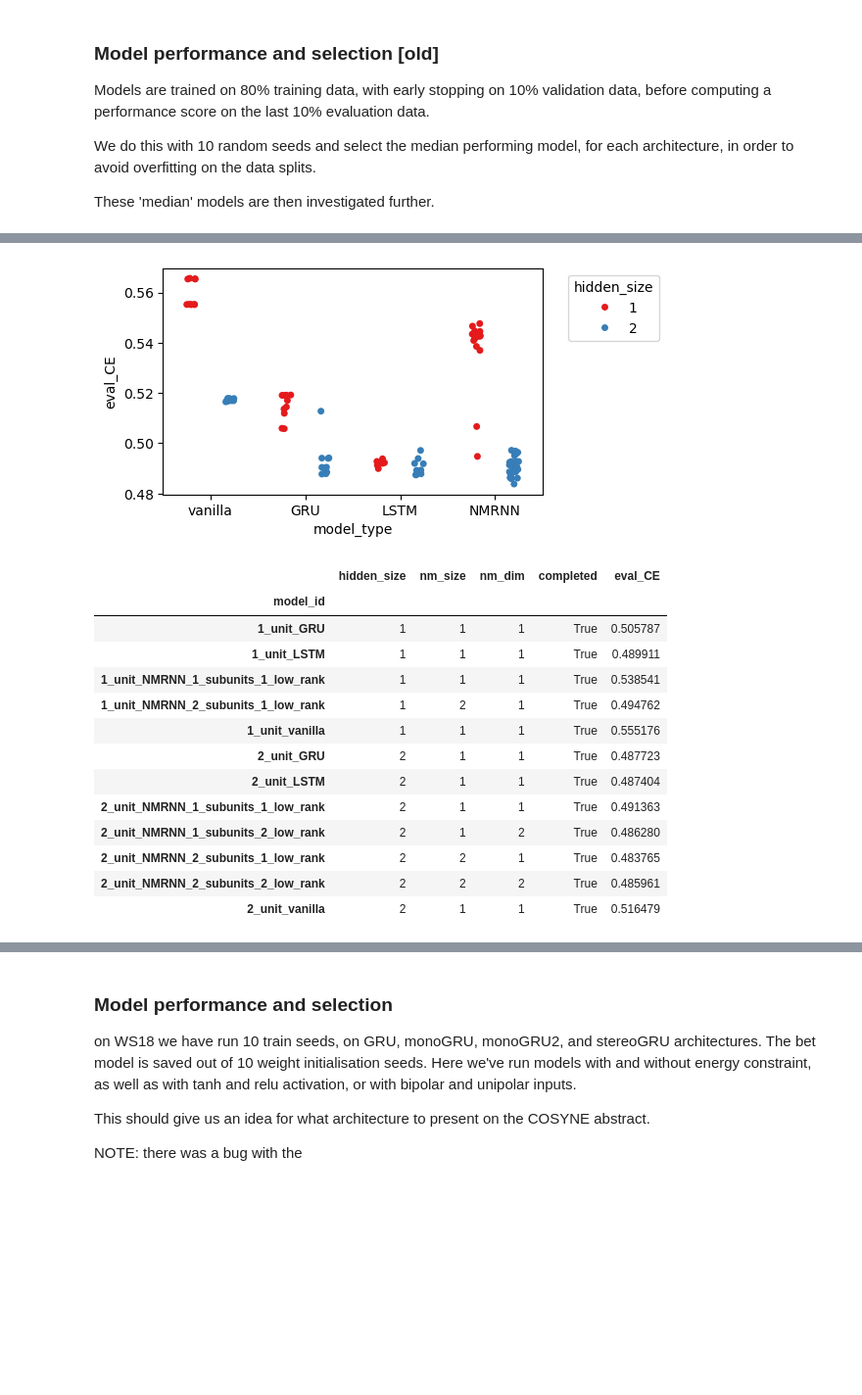
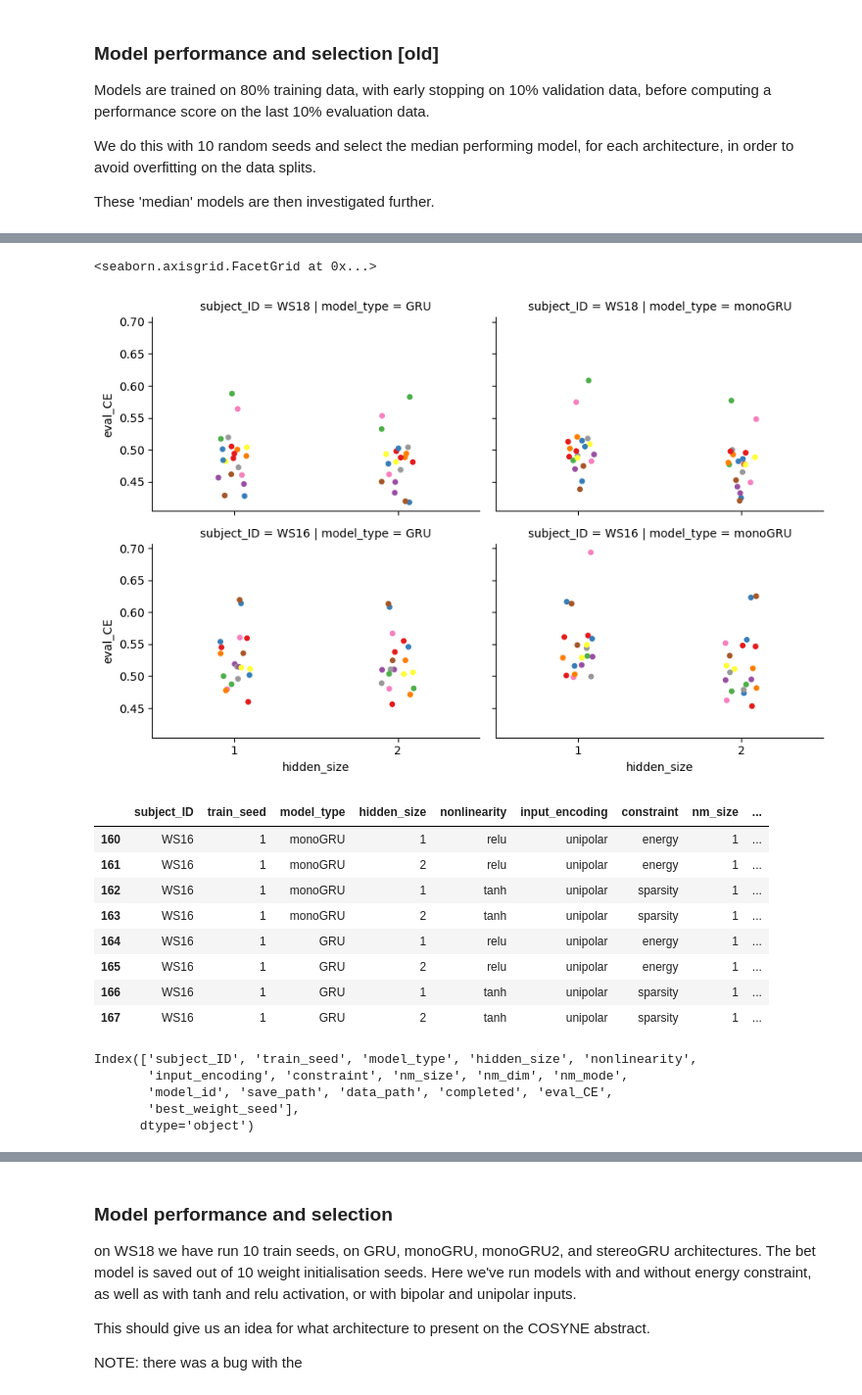
Before and after one commit to charlesdgburns/NM_TinyRNN, a Jupyter notebook: notebooks/train_and_select._RNNs.ipynb, the cells around one changed output, grey strips where cells are left out. Shown: that part at 98% size. Saved outputs shown, nothing was run; the diff lists cells and outputs as text; code cells hidden in the pictures; blank space fills up the shorter version.

```diff
--- a/notebooks/train_and_select._RNNs.ipynb
+++ b/notebooks/train_and_select._RNNs.ipynb
@@ -317,36 +325,36 @@ info_df['eval_CE'] = evals
 # %%
 #Plot model performance across seeds and architectures:
+filtered_df = pd.concat([info_df.query('model_type == "GRU" and constraint == "sparsity" and nonlinearity == "tanh"'),
+                        info_df.query('model_type == "monoGRU" and constraint == "energy" and nonlinearity == "relu"')])
+filtered_df['hidden_size'] = filtered_df['hidden_size'].astype(str)
 
-plt.figure(figsize=(5,3))
-ax = sns.stripplot(
-    data=info_df,
-    y='eval_CE',
-    x='model_type',
-    hue='hidden_size',
-    jitter=True,
-    dodge=True, palette='Set1',
-)
-plt.legend(bbox_to_anchor=(1.05, 1), loc='upper left', title='hidden_size')
-plt.show()
+g = sns.FacetGrid(filtered_df, row = 'subject_ID', col='model_type',  aspect = 1.5)
+
+g.map_dataframe(sns.stripplot,x='hidden_size',y='eval_CE',
+                hue='train_seed', palette="Set1",)
 # %% [output]
+<seaborn.axisgrid.FacetGrid at 0x...>
-[figure, old version]
+[figure, new version]
-# %%
-info_df.groupby("model_id").min("eval_CE")
-# %% [output]
-|  | hidden_size | nm_size | nm_dim | completed | eval_CE |
-| model_id |  |  |  |  |  |
-| 1_unit_GRU | 1 | 1 | 1 | True | 0.505787 |
-| 1_unit_LSTM | 1 | 1 | 1 | True | 0.489911 |
-| 1_unit_NMRNN_1_subunits_1_low_rank | 1 | 1 | 1 | True | 0.538541 |
-| 1_unit_NMRNN_2_subunits_1_low_rank | 1 | 2 | 1 | True | 0.494762 |
-| 1_unit_vanilla | 1 | 1 | 1 | True | 0.555176 |
-| 2_unit_GRU | 2 | 1 | 1 | True | 0.487723 |
-| 2_unit_LSTM | 2 | 1 | 1 | True | 0.487404 |
-| 2_unit_NMRNN_1_subunits_1_low_rank | 2 | 1 | 1 | True | 0.491363 |
-| 2_unit_NMRNN_1_subunits_2_low_rank | 2 | 1 | 2 | True | 0.486280 |
-| 2_unit_NMRNN_2_subunits_1_low_rank | 2 | 2 | 1 | True | 0.483765 |
-| 2_unit_NMRNN_2_subunits_2_low_rank | 2 | 2 | 2 | True | 0.485961 |
-| 2_unit_vanilla | 2 | 1 | 1 | True | 0.516479 |
+# %%
+info_df.query('subject_ID == "WS16" and train_seed==1')
+# %% [output]
+|  | subject_ID | train_seed | model_type | hidden_size | nonlinearity | input_encoding | constraint | nm_size | ... |
+| 160 | WS16 | 1 | monoGRU | 1 | relu | unipolar | energy | 1 | ... |
+| 161 | WS16 | 1 | monoGRU | 2 | relu | unipolar | energy | 1 | ... |
+| 162 | WS16 | 1 | monoGRU | 1 | tanh | unipolar | sparsity | 1 | ... |
+| 163 | WS16 | 1 | monoGRU | 2 | tanh | unipolar | sparsity | 1 | ... |
+| 164 | WS16 | 1 | GRU | 1 | relu | unipolar | energy | 1 | ... |
+| 165 | WS16 | 1 | GRU | 2 | relu | unipolar | energy | 1 | ... |
+| 166 | WS16 | 1 | GRU | 1 | tanh | unipolar | sparsity | 1 | ... |
+| 167 | WS16 | 1 | GRU | 2 | tanh | unipolar | sparsity | 1 | ... |
+# %%
+info_df.columns
+# %% [output]
+Index(['subject_ID', 'train_seed', 'model_type', 'hidden_size', 'nonlinearity',
+       'input_encoding', 'constraint', 'nm_size', 'nm_dim', 'nm_mode',
+       'model_id', 'save_path', 'data_path', 'completed', 'eval_CE',
+       'best_weight_seed'],
+      dtype='object')
 # %%
 ## Code to get 'median_df' and copy over the median-performing models for testing and comparisons
 
```
Also changed, not shown: parts of 10 cells of this notebook, 35 other files.
